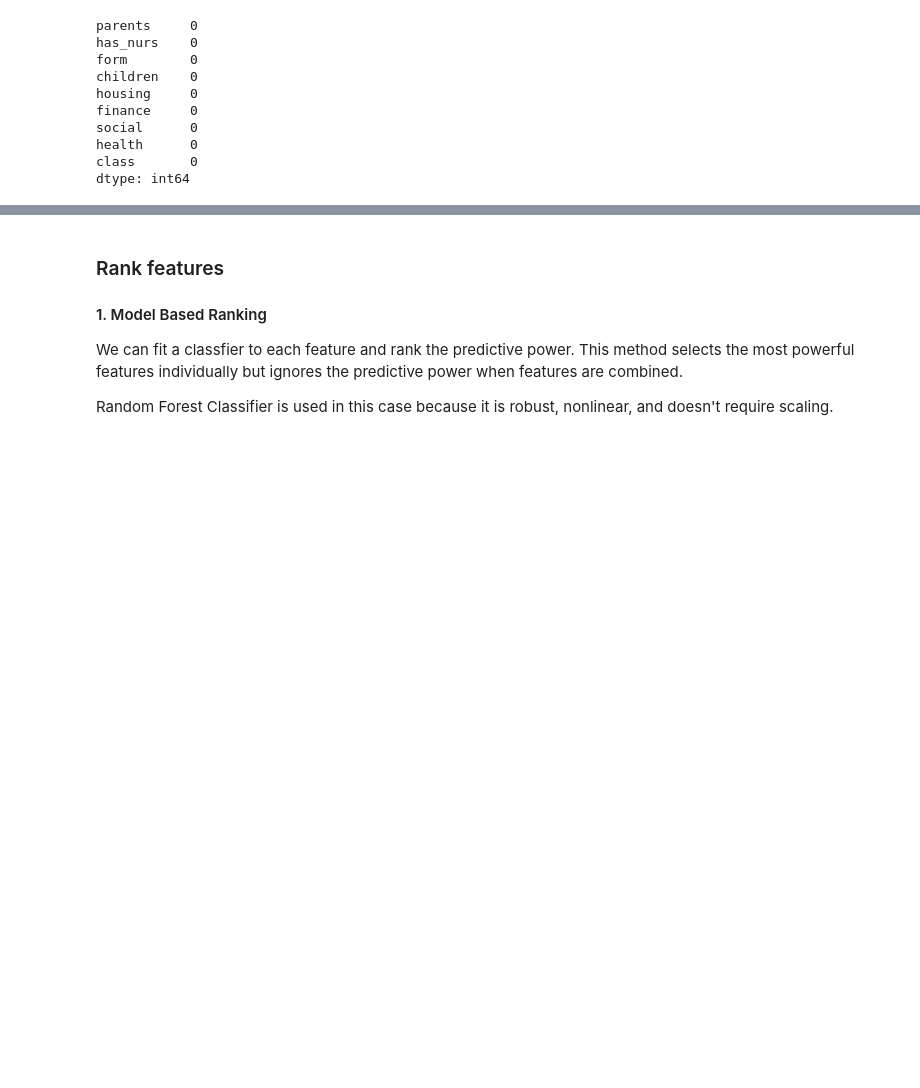
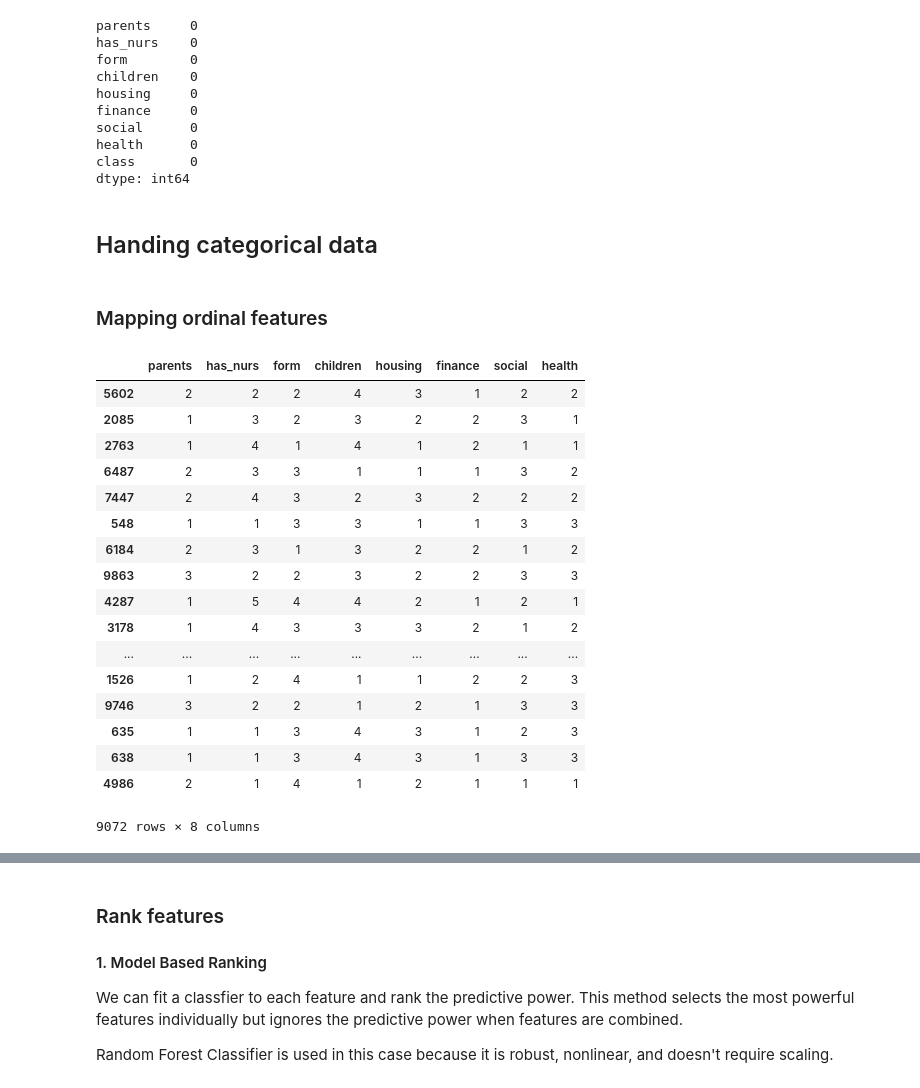
Before and after one commit to McKingly/ED-Data-Mining, a Jupyter notebook: Testing.ipynb, the cells around one changed output, grey strips where cells are left out. Cells and saved outputs as stored; diff of their text form; code cells hidden in the pictures; blank space fills up the shorter version.

Commit message:
Handling categorical features and Encoding class labels

```diff
--- a/Testing.ipynb
+++ b/Testing.ipynb
@@ -20 +49,11 @@ df_nursery = pd.read_excel('./nursery.xlsx')
+# %%
+# Nursery dataset
+
+# class reading
+y2=df_nursery[df_nursery.columns[8]]
+# features reading
+X2=df_nursery[df_nursery.columns[0:8]]
+
+# get training and test sets
+X_train2,X_test2,y_train2,y_test2 = train_test_split(X2,y2,test_size = 0.3)
 # %% [markdown]
@@ -72,3 +86,7 @@ social      0
 health      0
 class       0
 dtype: int64
+# %% [markdown]
+## Handing categorical data
+# %% [markdown]
+### Mapping ordinal features
@@ -74,0 +146,24 @@ dtype: int64
+# %%
+# Nursery dataset
+
+# print training set features after mapping
+X_train2_new
+# %% [output]
+|  | parents | has_nurs | form | children | housing | finance | social | health |
+| 5602 | 2 | 2 | 2 | 4 | 3 | 1 | 2 | 2 |
+| 2085 | 1 | 3 | 2 | 3 | 2 | 2 | 3 | 1 |
+| 2763 | 1 | 4 | 1 | 4 | 1 | 2 | 1 | 1 |
+| 6487 | 2 | 3 | 3 | 1 | 1 | 1 | 3 | 2 |
+| 7447 | 2 | 4 | 3 | 2 | 3 | 2 | 2 | 2 |
+| 548 | 1 | 1 | 3 | 3 | 1 | 1 | 3 | 3 |
+| 6184 | 2 | 3 | 1 | 3 | 2 | 2 | 1 | 2 |
+| 9863 | 3 | 2 | 2 | 3 | 2 | 2 | 3 | 3 |
+| 4287 | 1 | 5 | 4 | 4 | 2 | 1 | 2 | 1 |
+| 3178 | 1 | 4 | 3 | 3 | 3 | 2 | 1 | 2 |
+| ... | ... | ... | ... | ... | ... | ... | ... | ... |
+| 1526 | 1 | 2 | 4 | 1 | 1 | 2 | 2 | 3 |
+| 9746 | 3 | 2 | 2 | 1 | 2 | 1 | 3 | 3 |
+| 635 | 1 | 1 | 3 | 4 | 3 | 1 | 2 | 3 |
+| 638 | 1 | 1 | 3 | 4 | 3 | 1 | 3 | 3 |
+| 4986 | 2 | 1 | 4 | 1 | 2 | 1 | 1 | 1 |
+9072 rows × 8 columns
```
Also changed, not shown: parts of 26 cells of this notebook.
